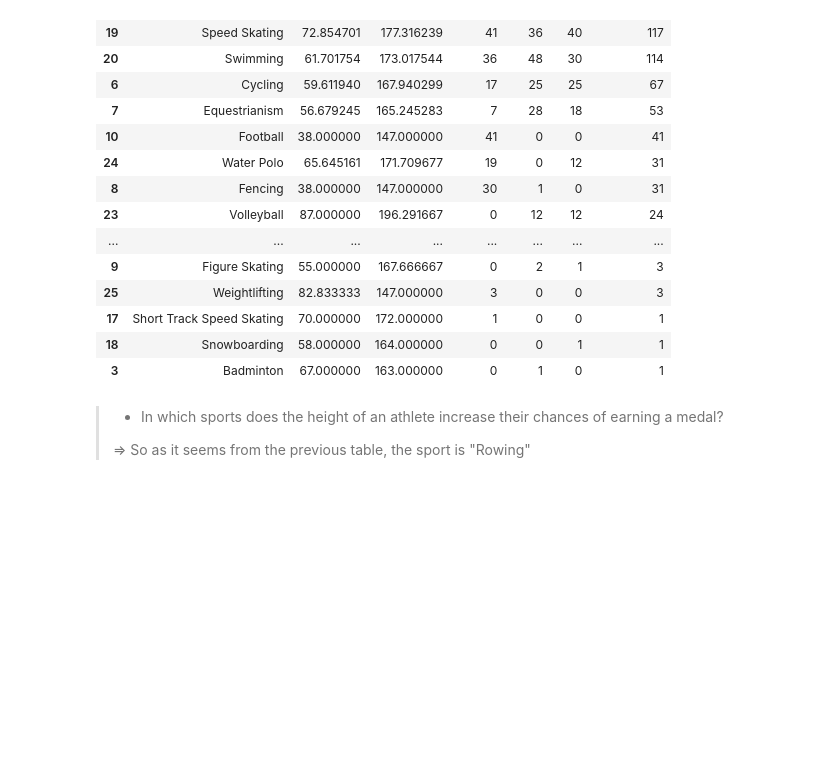
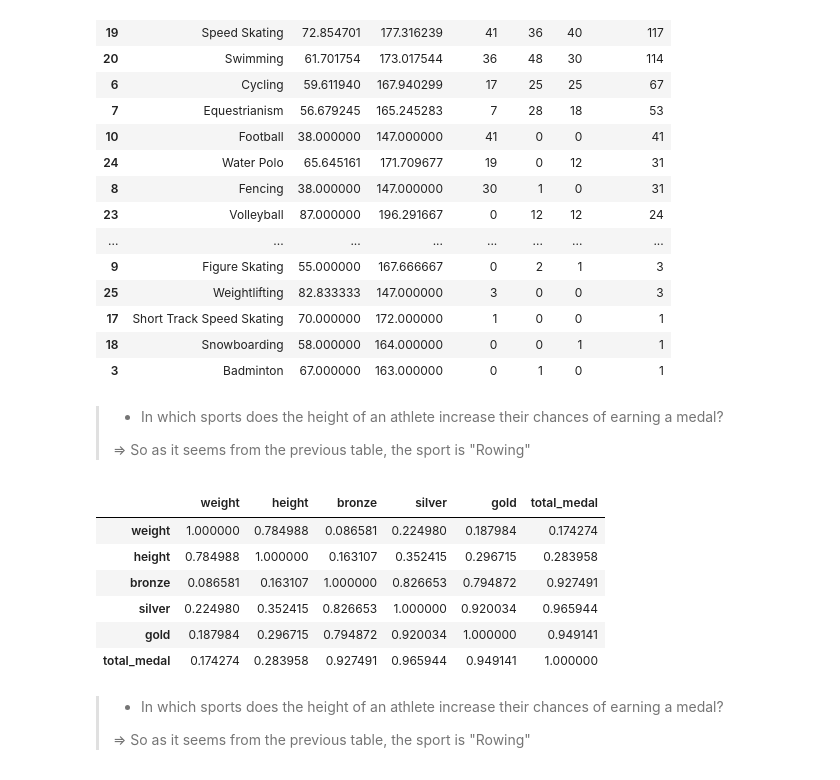
Before and after one commit to abdelghanids/data-analysis-new, a Jupyter notebook: index (1).ipynb, the cells around one changed output. Cells and saved outputs as stored; diff of their text form; code cells hidden in the pictures; blank space fills up the shorter version.

```diff
--- a/index (1).ipynb
+++ b/index (1).ipynb
@@ -501,6 +503,21 @@ merged_df.sort_values(['total_medal','height'], ascending = [False, False])
 | 17 | Short Track Speed Skating | 70.000000 | 172.000000 | 1 | 0 | 0 | 1 |
 | 18 | Snowboarding | 58.000000 | 164.000000 | 0 | 0 | 1 | 1 |
 | 3 | Badminton | 67.000000 | 163.000000 | 0 | 1 | 0 | 1 |
+# %% [markdown]
+> *  In which sports does the height of an athlete increase their chances of earning a medal?
+>
+> => So as it seems from the previous table, the sport is "Rowing"
+# %%
+merged_df.corr()
+merged_df.corr().style.background_gradient(cmap='coolwarm', axis=1)
+# %% [output]
+|  | weight | height | bronze | silver | gold | total_medal |
+| weight | 1.000000 | 0.784988 | 0.086581 | 0.224980 | 0.187984 | 0.174274 |
+| height | 0.784988 | 1.000000 | 0.163107 | 0.352415 | 0.296715 | 0.283958 |
+| bronze | 0.086581 | 0.163107 | 1.000000 | 0.826653 | 0.794872 | 0.927491 |
+| silver | 0.224980 | 0.352415 | 0.826653 | 1.000000 | 0.920034 | 0.965944 |
+| gold | 0.187984 | 0.296715 | 0.794872 | 0.920034 | 1.000000 | 0.949141 |
+| total_medal | 0.174274 | 0.283958 | 0.927491 | 0.965944 | 0.949141 | 1.000000 |
 # %% [markdown]
 > *  In which sports does the height of an athlete increase their chances of earning a medal?
 >
```
Also changed, not shown: parts of 1 cell of this notebook.
